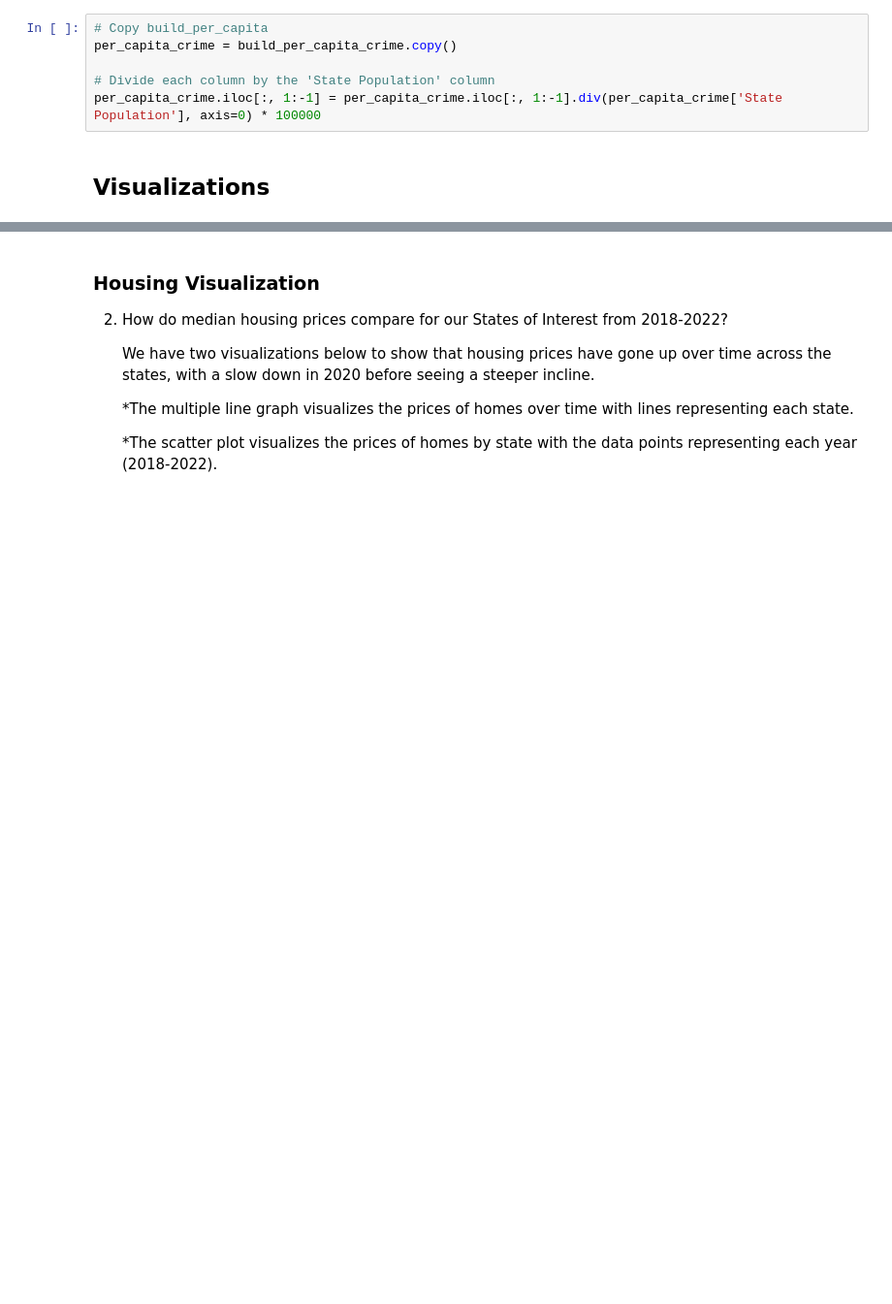
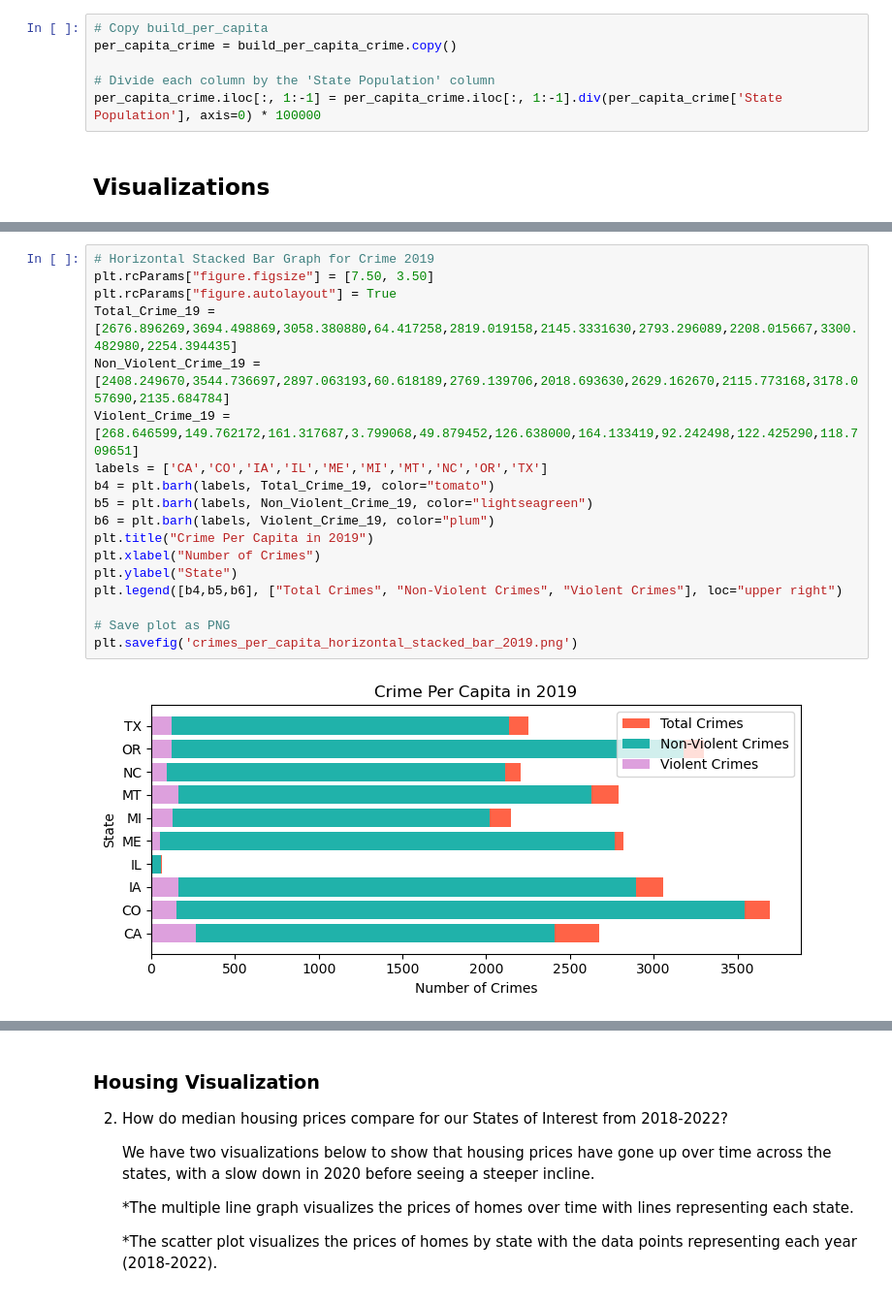
Before and after one commit to drainlm/Personalized-Relocation-Helper-, a Jupyter notebook: GroupThreeProjectOne.ipynb, the cells around one changed output, grey strips where cells are left out. Shown: that part at 97% size. Drawn from its saved outputs; the diff is of its cells as text; blank space fills up the shorter version.

```diff
--- a/GroupThreeProjectOne.ipynb
+++ b/GroupThreeProjectOne.ipynb
@@ -334 +327,21 @@ plt.savefig('crimes_per_capita_horizontal_stacked_bar.png')
 <Figure size 750x350 with 0 Axes>
+# %%
+# Horizontal Stacked Bar Graph for Crime 2019
+plt.rcParams["figure.figsize"] = [7.50, 3.50]
+plt.rcParams["figure.autolayout"] = True
+Total_Crime_19 = [2676.896269,3694.498869,3058.380880,64.417258,2819.019158,2145.3331630,2793.296089,2208.015667,3300.482980,2254.394435]
+Non_Violent_Crime_19 = [2408.249670,3544.736697,2897.063193,60.618189,2769.139706,2018.693630,2629.162670,2115.773168,3178.057690,2135.684784]
+Violent_Crime_19 = [268.646599,149.762172,161.317687,3.799068,49.879452,126.638000,164.133419,92.242498,122.425290,118.709651]
+labels = ['CA','CO','IA','IL','ME','MI','MT','NC','OR','TX']
+b4 = plt.barh(labels, Total_Crime_19, color="tomato")
+b5 = plt.barh(labels, Non_Violent_Crime_19, color="lightseagreen")
+b6 = plt.barh(labels, Violent_Crime_19, color="plum")
+plt.title("Crime Per Capita in 2019")
+plt.xlabel("Number of Crimes")
+plt.ylabel("State")
+plt.legend([b4,b5,b6], ["Total Crimes", "Non-Violent Crimes", "Violent Crimes"], loc="upper right")
+
+# Save plot as PNG
+plt.savefig('crimes_per_capita_horizontal_stacked_bar_2019.png')
+# %% [output]
+[figure, added]
```
Also changed, not shown: parts of 22 cells of this notebook, 17 other files.
